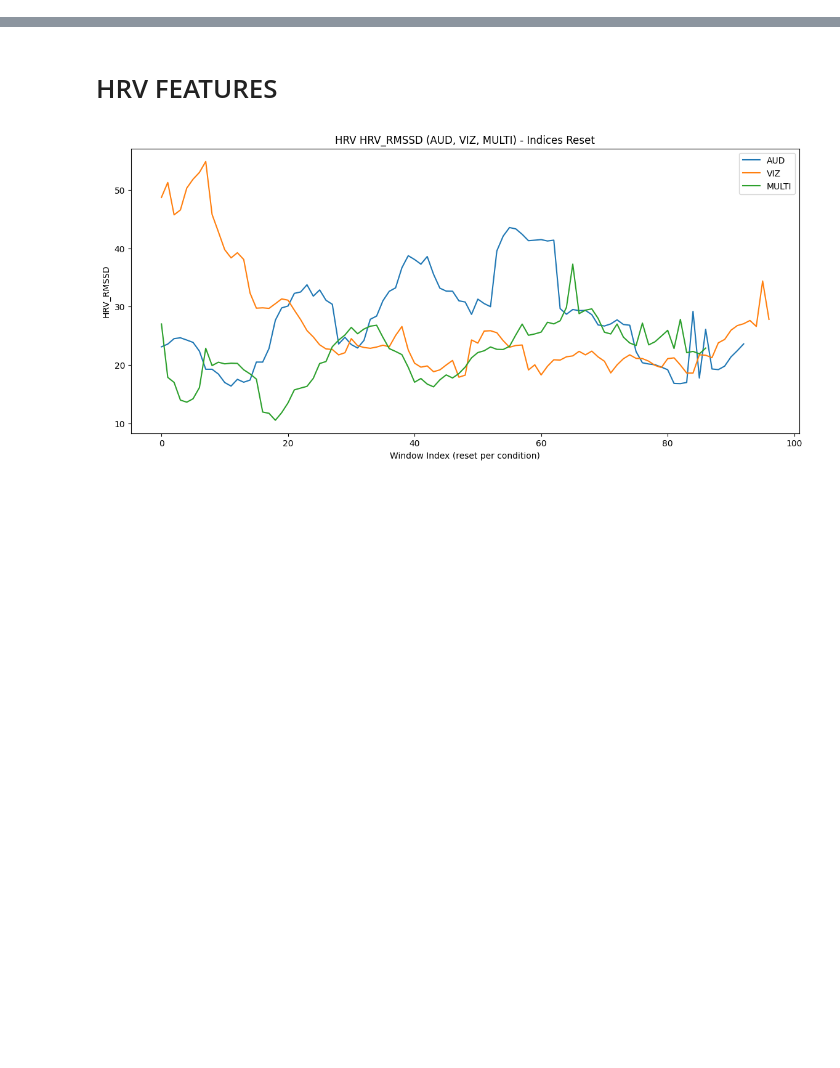
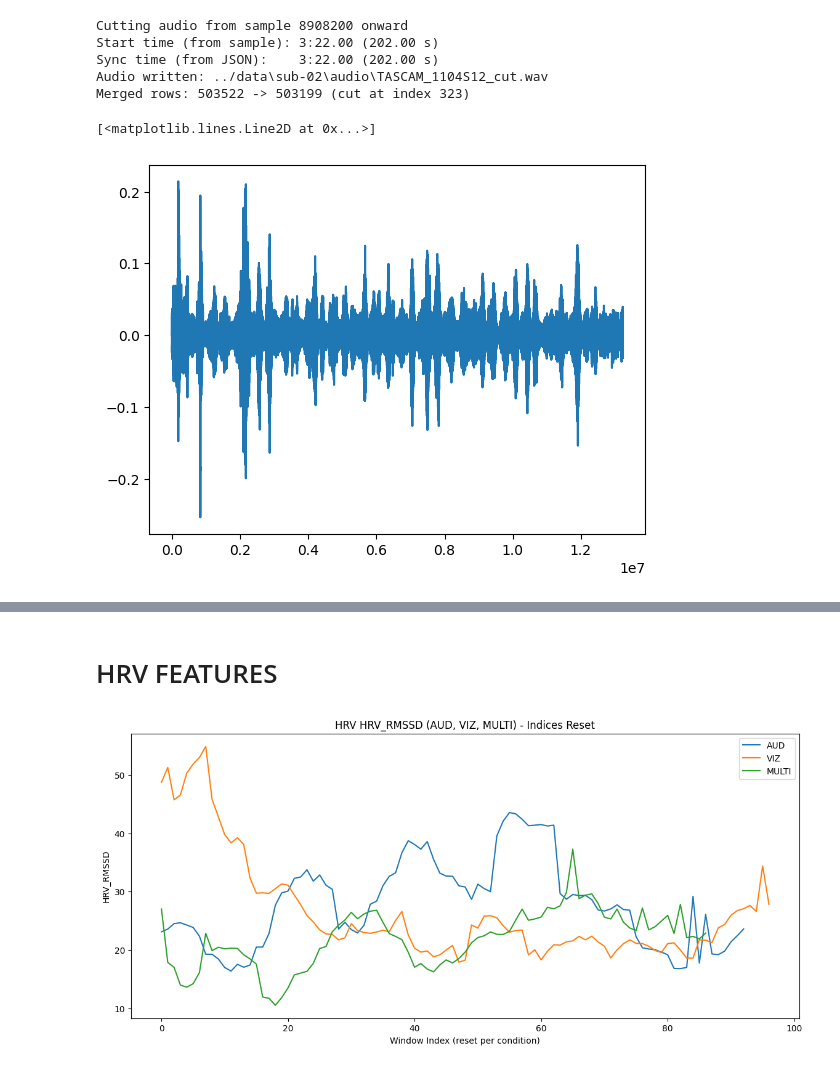
Before and after one commit to marestarellas/HumanNatureAttunement, a Jupyter notebook: notebooks/cleaning_data.ipynb, the cells around one changed output, grey strips where cells are left out. Drawn from its saved outputs; the diff is of its cells as text; code cells hidden in the pictures; blank space fills up the shorter version.

```diff
--- a/notebooks/cleaning_data.ipynb
+++ b/notebooks/cleaning_data.ipynb
@@ -190 +80,74 @@ Physio first trigger index: 648, EEG first trigger index: 2046
+# %%
+import json
+subj = '02'
+merged_annotated = merged_by_subj[subj]
+
+# ---- 1) Read sync time from JSON ----
+sync_seconds = get_sync_seconds_for_subject(json_path, subj)
+
+# ---- 2) Load and trim audio from sync time onward; write a new WAV ----
+audio, sr, in_wav_path = load_audio_for_subject(subj, data_dir)
+start_sample = int(round(sync_seconds * sr))
+if start_sample >= len(audio):
+    raise ValueError(
+        f"Sync time ({sync_seconds:.2f}s) exceeds audio length ({len(audio)/sr:.2f}s)."
+    )
+
+print('Cutting audio from sample', start_sample, 'onward')
+
+def fmt_seconds(sec):
+    h = int(sec // 3600)
+    m = int((sec % 3600) // 60)
+    s = sec % 60
+    return f"{h:d}:{m:02d}:{s:05.2f}" if h else f"{m:d}:{s:05.2f}"
+
+sample_seconds = start_sample / sr
+print("Start time (from sample):", fmt_seconds(sample_seconds), f"({sample_seconds:.2f} s)")
+print("Sync time (from JSON):   ", fmt_seconds(sync_seconds),   f"({sync_seconds:.2f} s)")
+audio_cut = audio[start_sample:]  # from sync time to end
+
+# Build an output filename in the same folder
+audio_folder = os.path.dirname(in_wav_path)
+base = os.path.splitext(os.path.basename(in_wav_path))[0]
+out_wav_path = os.path.join(audio_folder, f"{base}_cut.wav")
+
+sf.write(out_wav_path, audio_cut, sr)
+print(f"Audio written: {out_wav_path}")
+
+# ---- 3) Trim merged_annotated to start at the last AUDIO_SYNC marker ----
+ma = merged_annotated  # already computed for subj "02"
+if "condition_names" not in ma.columns:
+    raise KeyError("merged_annotated must contain a 'condition_names' column.")
+
+mask = (ma["condition_names"] == "AUDIO_SYNC")
+if not mask.any():
+    raise ValueError("No 'AUDIO_SYNC' markers found in merged_annotated.")
+
+last_sync_idx = np.flatnonzero(mask.to_numpy())[-1]
+merged_annotated_cut = ma.iloc[last_sync_idx:].reset_index(drop=True)
+
+print(f"Merged rows: {len(ma)} -> {len(merged_annotated_cut)} (cut at index {last_sync_idx})")
+
+# (Optional) Save the trimmed DataFrame for bookkeeping
+# derived_dir = os.path.join(data_dir, f"sub-{int(subj):02d}", "derived")
+# os.makedirs(derived_dir, exist_ok=True)
+# out_csv_path = os.path.join(derived_dir, "merged_annotated_cut.csv")
+# merged_annotated_cut.to_csv(out_csv_path, index=False)
+# print(f"Merged_annotated written: {out_csv_path}")
+# %% [output]
+Cutting audio from sample 8908200 onward
+Start time (from sample): 3:22.00 (202.00 s)
+Sync time (from JSON):    3:22.00 (202.00 s)
+Audio written: ../data\sub-02\audio\TASCAM_1104S12_cut.wav
+Merged rows: 503522 -> 503199 (cut at index 323)
+# %%
+subj = '02'
+audio_data = load_data(subj, 'audio', data_dir=data_dir)[0][:, 0]
+# %%
+sfreq = 44100  # Hz
+n_minutes = 5
+plt.plot(audio_data[0:int(sfreq*n_minutes*60)])
+# %% [output]
+[<matplotlib.lines.Line2D at 0x...>]
+[figure, added]
 # %%
```
Also changed, not shown: parts of 8 cells of this notebook.
